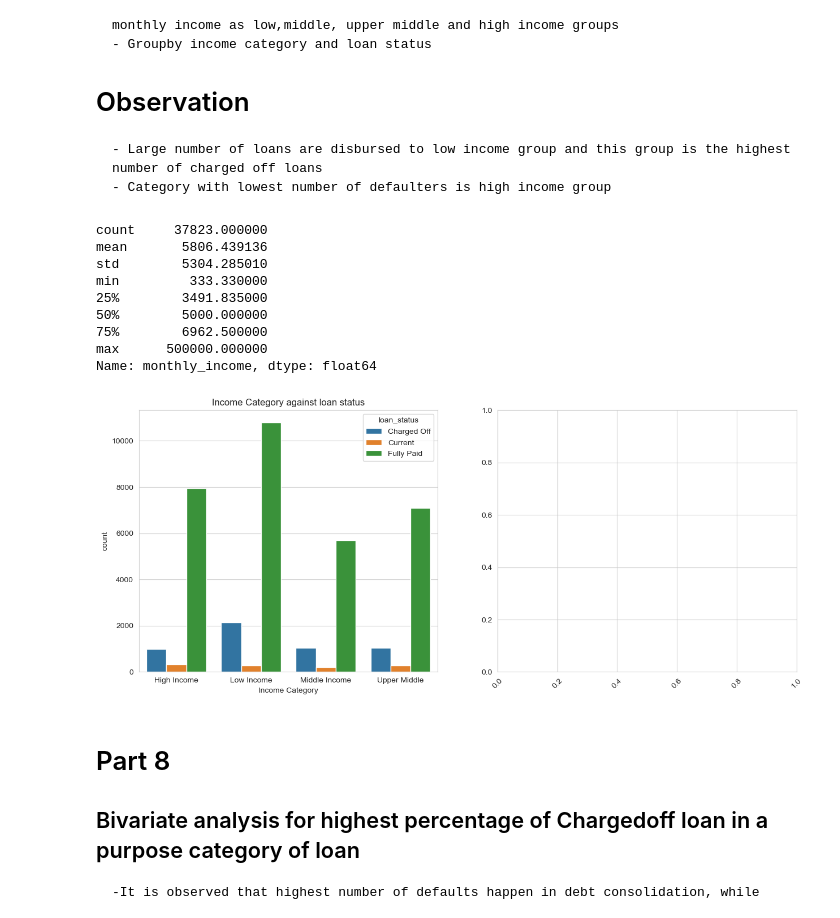
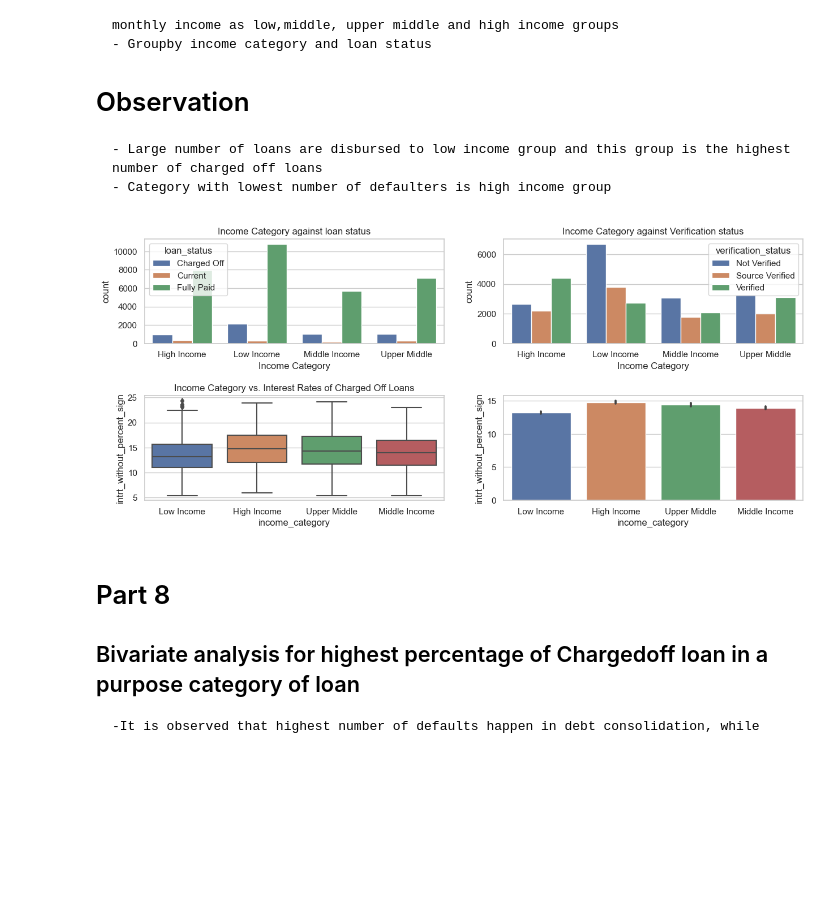
Before and after one commit to gauravtyagi02/lendingclubcasestudy, a Jupyter notebook: LendingCaseClubStudy.ipynb, the cells around one changed output. Cells and saved outputs as stored; diff of their text form; code cells hidden in the pictures; blank space fills up the shorter version.

```diff
--- a/LendingCaseClubStudy.ipynb
+++ b/LendingCaseClubStudy.ipynb
@@ -84,5 +84,8 @@ relevantColumns['intrt_without_percent_sign']=relevantColumns['int_rate'].str.rs
 relevantColumns['Date'] = pd.to_datetime(relevantColumns['issue_d'], format='%b-%y')
 relevantColumns['year']=  relevantColumns['Date'].dt.year
 
-relevantColumns[['monthly_income','emp_length_years','intrt_without_percent_sign','Date','year']]
+# calculating Monthly debt of borrows
+relevantColumns['monthly_debt']=round(relevantColumns['dti']*relevantColumns['monthly_income'],2)
+
+relevantColumns[['monthly_income','monthly_debt','dti','emp_length_years','intrt_without_percent_sign','Date','year']]
 # %% [output]
@@ -266,49 +291,57 @@ plt.show()
     - Category with lowest number of defaulters is high income group
 # %%
 # This monthly income is analysised to find mean and interqutile income to identify high, low ,and middle income
-print(relevantColumns['monthly_income'].describe())
+# print(relevantColumns['monthly_income'].describe())
 
-def findIncomeCategory(income):
-    if income <=4000:
+def findIncomeCategory(monthlyIncome):
+    if monthlyIncome <=4000:
         return 'Low Income'
-    elif income > 4000 and income <= 5000:
+    elif monthlyIncome > 4000 and monthlyIncome <= 5000:
         return 'Middle Income'
-    elif income > 5000 and income <=7000:
+    elif monthlyIncome > 5000 and monthlyIncome <=7000:
         return 'Upper Middle'
     else:
         return 'High Income'
 
+
 relevantColumns['income_category']= relevantColumns['monthly_income'].apply(findIncomeCategory)
-incomeRelatedAnalysis=relevantColumns[['int_rate','grade','loan_status','monthly_income','emp_length','verification_status','home_ownership','income_category']]
-# plt.figure(figsize=(15, 6))
-fig, axis = plt.subplots(1, 2, figsize=(15, 6))
-incomeRelatedAnalysisGrpDf=incomeRelatedAnalysis.groupby(['income_category', 'loan_status']).size()
-incomeRelatedAnalysisGrpDf=incomeRelatedAnalysisGrpDf.reset_index()
-incomeRelatedAnalysisGrpDf=incomeRelatedAnalysisGrpDf.rename(columns={0: 'count'})
+incomeCatLoanStsIntDf=relevantColumns[['intrt_without_percent_sign','loan_status','verification_status','income_category']]
+
+fig, axis = plt.subplots(2, 2, figsize=(15, 6))
+
+incomeCatLoanStsDf=incomeCatLoanStsIntDf.groupby(['income_category', 'loan_status']).size()
+incomeCatLoanStsDf=incomeCatLoanStsDf.reset_index()
+incomeCatLoanStsDf=incomeCatLoanStsDf.rename(columns={0: 'count'})
+
+sns.barplot(x='income_category', y='count', hue='loan_status', data=incomeCatLoanStsDf, ax=axis[0,0])
+sns.set_style('whitegrid')
+axis[0,0].set_title('Income Category against loan status')
+axis[0,0].set_xlabel('Income Category')
+axis[0,0].set_ylabel('count')
+
+incomeCatVeriStsDf=incomeCatLoanStsIntDf.groupby(['income_category', 'verification_status']).size()
+incomeCatVeriStsDf=incomeCatVeriStsDf.reset_index()
+incomeCatVeriStsDf=incomeCatVeriStsDf.rename(columns={0: 'count'})
+sns.barplot(x='income_category', y='count', hue='verification_status', data=incomeCatVeriStsDf, ax=axis[0,1])
+axis[0,1].set_title('Income Category against Verification status')
+axis[0,1].set_xlabel('Income Category')
+axis[0,1].set_ylabel('count')
+
+incomeCatIntDf=incomeCatLoanStsIntDf[incomeCatLoanStsIntDf['loan_status']=='Charged Off']
+
+sns.boxplot(x="income_category", y="intrt_without_percent_sign", data=incomeCatIntDf, ax=axis[1,0])
+axis[1,0].set_title("Income Category vs. Interest Rates of Charged Off Loans")
+
+
+sns.barplot(x='income_category', y='intrt_without_percent_sign', data=incomeCatIntDf, ax=axis[1,1])
+
 
 sns.set_style('whitegrid')
-sns.barplot(x='income_category', y='count', hue='loan_status', data=incomeRelatedAnalysisGrpDf, ax=axis[0])
-axis[0].set_title('Income Category against loan status')
-axis[0].set_xlabel('Income Category')
-axis[0].set_ylabel('count')
-
-# axis[0].set_legend('Loan Status')
-# axis[0].legend(['Charged Off','Current','Fully Paid'])
-
-
-plt.xticks(rotation=45)
+plt.subplots_adjust(hspace=0.5)
+# plt.xticks(rotation=45)
 plt.show()
 # %% [output]
-count     37823.000000
-mean       5806.439136
-std        5304.285010
-min         333.330000
-25%        3491.835000
-50%        5000.000000
-75%        6962.500000
-max      500000.000000
-Name: monthly_income, dtype: float64
-[figure, old version]
+[figure, new version]
 # %% [markdown]
 # Part 8
 ## Bivariate analysis for highest percentage of Chargedoff loan in a purpose category of loan
```
Also changed, not shown: parts of 8 cells of this notebook.
